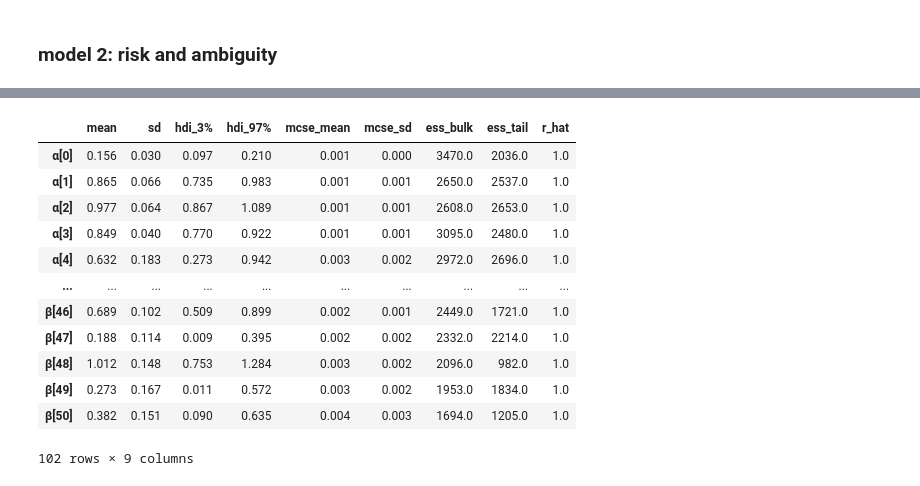
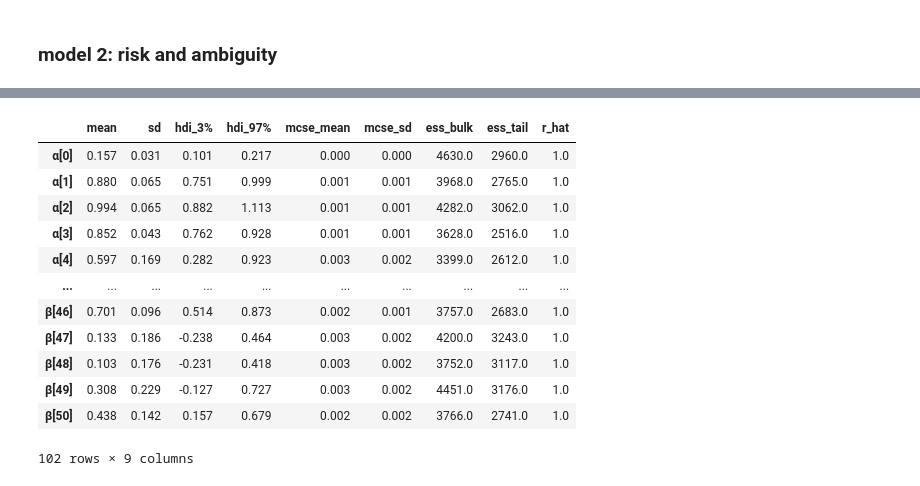
Before and after one commit to KoremNSN/Aging, a Jupyter notebook: RiskandAmbiguity/RiskAmbiguity_pymc.ipynb, the cells around one changed output, grey strips where cells are left out. Cells and saved outputs as stored; diff of their text form; code cells hidden in the pictures.

Commit message:
changed to pm.invlogit

```diff
--- a/RiskandAmbiguity/RiskAmbiguity_pymc.ipynb
+++ b/RiskandAmbiguity/RiskAmbiguity_pymc.ipynb
@@ -30,7 +31,7 @@ transfer values and subjects to arrays
 # %%
 sub_idx = np.arange(51)
 value = np.asarray(db['value'])
-n_subs = max(sub_idx) + 1
+n_subs = len(db['subn'].unique())
 n_trials = 84
  # index for trials as well
 trials = np.arange(n_trials)
@@ -68,14 +63,16 @@ ambMat = np.reshape(db.ambiguity.values, (n_subs, n_trials)).T
     # Expected value of outcome
     svLotto = (valueMat**α[sub_idx]) * riskMat
     svRef = 5**α[sub_idx]
-    mu =  1/( 1 + np.exp(-(svLotto - svRef)/γ[sub_idx]))
+    p = (svLotto - svRef) / γ[sub_idx]
+    mu =  pm.invlogit(p) #1/( 1 + np.exp(-p))
 
     #y_hat = 1/(1+np.exp(γ * (safe-bet))) + eps
 
     # Likelihood (sampling distribution) of observations
    # Y_obs = pm.Normal("Y_obs", mu=mu, sigma=sigma, observed=choiceMat)
     choice = pm.Binomial('choice',1, mu, observed=choiceMat)
-    trace = pm.sample(1000, return_inferencedata=True, nuts={'target_accept':0.9})
+    trace = pm.sample(1000, return_inferencedata=True, nuts={'target_accept':0.9},
+                    )
 # %% [output]
 Multiprocess sampling (4 chains in 4 jobs)
 CompoundStep
@@ -126,20 +122,21 @@ with pm.Model() as RiskAmb:
     γ = pm.Lognormal('γ',nMu , nSig, shape = n_subs)
     # Priors for unknown model parameters
 
-    β = pm.Lognormal('β', aMu, aSig, shape = n_subs)
+    β = pm.Normal('β', aMu, aSig, shape = n_subs)
 
 
-    sigma = pm.HalfNormal("sigma", sigma=1)
+
 
     # Expected value of outcome
-    svLotto = valueMat ** α[sub_idx] * -(β[sub_idx] * (ambMat/2) - riskMat)
+    svLotto = (valueMat ** α[sub_idx]) * (riskMat-(β[sub_idx] * (ambMat/2)))
     svRef = 5 ** α[sub_idx]
-    mu =  1/( 1 + np.exp(-(svLotto - svRef)/γ[sub_idx]))
+    p = (svLotto - svRef)/γ[sub_idx]
+    mu = pm.invlogit(p)
 
     # Likelihood (sampling distribution) of observations
     #Y_obs = pm.Normal("Y_obs", mu=mu, sigma=sigma, observed=db.choice)
     choice = pm.Binomial('choice',1, mu, observed=choiceMat)
-    trace = pm.sample(1000, return_inferencedata=True, nuts={'target_accept':0.9})
+    trace2 = pm.sample(1000, return_inferencedata=True, nuts={'target_accept':0.9})
 # %% [output]
 Multiprocess sampling (4 chains in 4 jobs)
 CompoundStep
@@ -155,16 +151,16 @@ The number of effective samples is smaller than 25% for some parameters.
 # %%
-az.summary(trace, var_names=['α','β'])
+az.summary(trace2, var_names=['α','β'])
 # %% [output]
 |  | mean | sd | hdi_3% | hdi_97% | mcse_mean | mcse_sd | ess_bulk | ess_tail | r_hat |
-| α[0] | 0.156 | 0.030 | 0.097 | 0.210 | 0.001 | 0.000 | 3470.0 | 2036.0 | 1.0 |
-| α[1] | 0.865 | 0.066 | 0.735 | 0.983 | 0.001 | 0.001 | 2650.0 | 2537.0 | 1.0 |
-| α[2] | 0.977 | 0.064 | 0.867 | 1.089 | 0.001 | 0.001 | 2608.0 | 2653.0 | 1.0 |
-| α[3] | 0.849 | 0.040 | 0.770 | 0.922 | 0.001 | 0.001 | 3095.0 | 2480.0 | 1.0 |
-| α[4] | 0.632 | 0.183 | 0.273 | 0.942 | 0.003 | 0.002 | 2972.0 | 2696.0 | 1.0 |
+| α[0] | 0.157 | 0.031 | 0.101 | 0.217 | 0.000 | 0.000 | 4630.0 | 2960.0 | 1.0 |
+| α[1] | 0.880 | 0.065 | 0.751 | 0.999 | 0.001 | 0.001 | 3968.0 | 2765.0 | 1.0 |
+| α[2] | 0.994 | 0.065 | 0.882 | 1.113 | 0.001 | 0.001 | 4282.0 | 3062.0 | 1.0 |
+| α[3] | 0.852 | 0.043 | 0.762 | 0.928 | 0.001 | 0.001 | 3628.0 | 2516.0 | 1.0 |
+| α[4] | 0.597 | 0.169 | 0.282 | 0.923 | 0.003 | 0.002 | 3399.0 | 2612.0 | 1.0 |
 | ... | ... | ... | ... | ... | ... | ... | ... | ... | ... |
-| β[46] | 0.689 | 0.102 | 0.509 | 0.899 | 0.002 | 0.001 | 2449.0 | 1721.0 | 1.0 |
-| β[47] | 0.188 | 0.114 | 0.009 | 0.395 | 0.002 | 0.002 | 2332.0 | 2214.0 | 1.0 |
-| β[48] | 1.012 | 0.148 | 0.753 | 1.284 | 0.003 | 0.002 | 2096.0 | 982.0 | 1.0 |
-| β[49] | 0.273 | 0.167 | 0.011 | 0.572 | 0.003 | 0.002 | 1953.0 | 1834.0 | 1.0 |
-| β[50] | 0.382 | 0.151 | 0.090 | 0.635 | 0.004 | 0.003 | 1694.0 | 1205.0 | 1.0 |
+| β[46] | 0.701 | 0.096 | 0.514 | 0.873 | 0.002 | 0.001 | 3757.0 | 2683.0 | 1.0 |
+| β[47] | 0.133 | 0.186 | -0.238 | 0.464 | 0.003 | 0.002 | 4200.0 | 3243.0 | 1.0 |
+| β[48] | 0.103 | 0.176 | -0.231 | 0.418 | 0.003 | 0.002 | 3752.0 | 3117.0 | 1.0 |
+| β[49] | 0.308 | 0.229 | -0.127 | 0.727 | 0.003 | 0.002 | 4451.0 | 3176.0 | 1.0 |
+| β[50] | 0.438 | 0.142 | 0.157 | 0.679 | 0.002 | 0.002 | 3766.0 | 2741.0 | 1.0 |
 102 rows × 9 columns
```
Also changed, not shown: parts of 8 cells of this notebook.
